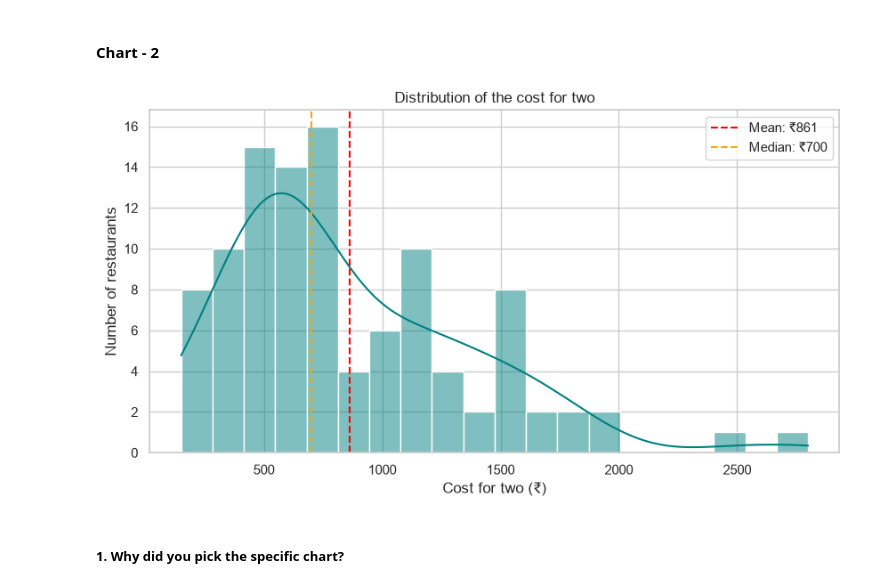
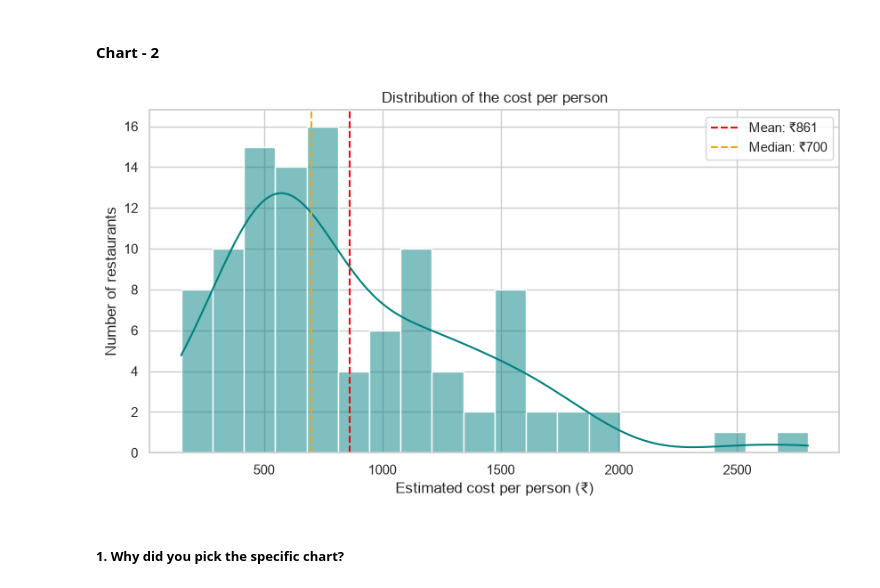
Before and after one commit to Stevenyoumbi99/zomato-clustering-sentiment, a Jupyter notebook: Zomato_Clustering_Sentiment.ipynb, the cells around one changed output. Drawn from its saved outputs; the diff is of its cells as text; code cells hidden in the pictures.

```diff
--- a/Zomato_Clustering_Sentiment.ipynb
+++ b/Zomato_Clustering_Sentiment.ipynb
@@ -453,16 +453,16 @@ For my model, it also tells me the classes aren't balanced: there are a lot more
 # %%
 # Chart - 2 visualization code
 plt.figure(figsize=(10, 5))
 sns.histplot(df["Cost"], bins=20, kde=True, color="teal")
 plt.axvline(df["Cost"].mean(), color="red", linestyle="--", label=f"Mean: ₹{df['Cost'].mean():.0f}")
 plt.axvline(df["Cost"].median(), color="orange", linestyle="--", label=f"Median: ₹{df['Cost'].median():.0f}")
-plt.title("Distribution of the cost for two")
-plt.xlabel("Cost for two (₹)")
+plt.title("Distribution of the cost per person")
+plt.xlabel("Estimated cost per person (₹)")
 plt.ylabel("Number of restaurants")
 plt.legend()
 plt.show()
 # %% [output]
-[figure, old version]
+[figure, new version]
 # %% [markdown]
 ##### 1. Why did you pick the specific chart?
 # %% [markdown]
```
Also changed, not shown: parts of 27 cells of this notebook, 2 other files.
